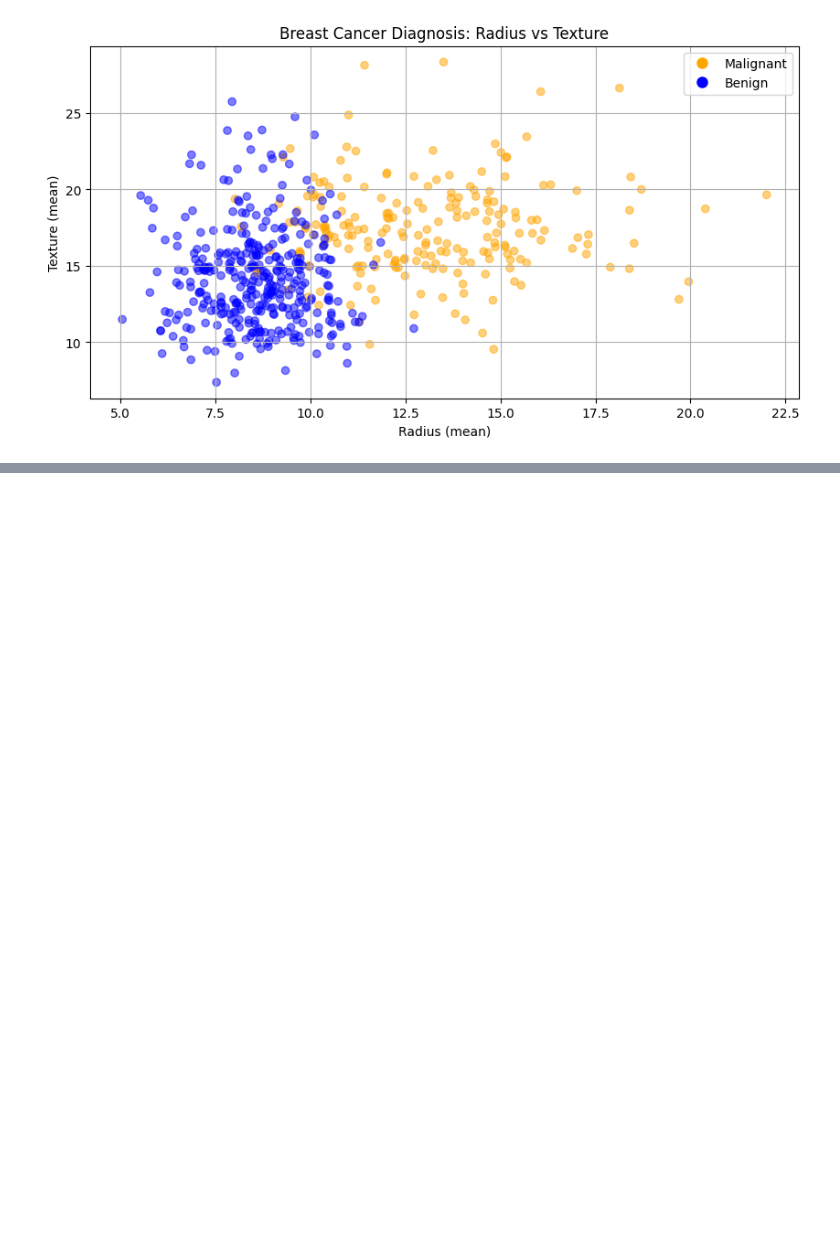
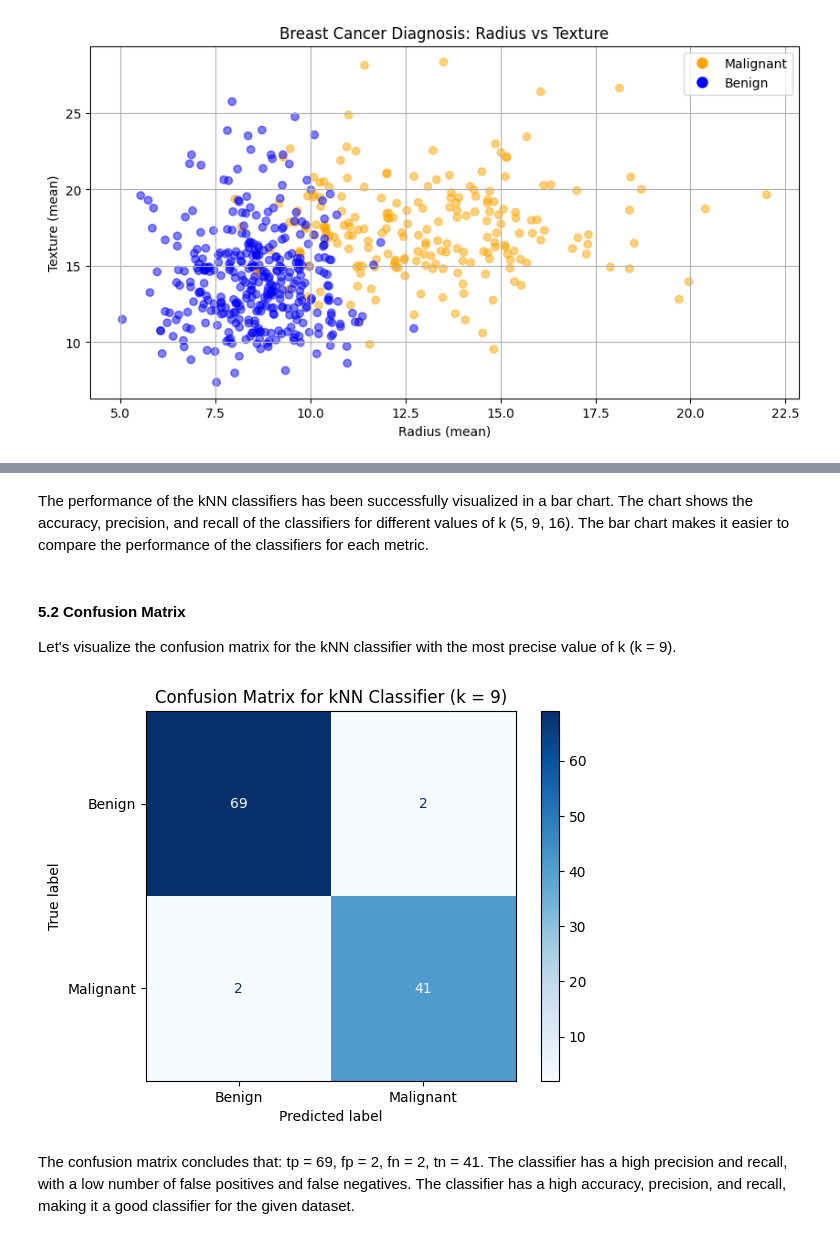
Before and after one commit to Group-6-Software-Development/Data-Handling-and-Machine-Learning, a Jupyter notebook: home_assignments/Task_2-kNN_Classifier.ipynb, the cells around one changed output, grey strips where cells are left out. Drawn from its saved outputs; the diff is of its cells as text; code cells hidden in the pictures; blank space fills up the shorter version.

```diff
--- a/home_assignments/Task_2-kNN_Classifier.ipynb
+++ b/home_assignments/Task_2-kNN_Classifier.ipynb
@@ -153,10 +177,13 @@ Now we will create the kNN classifier and train it on the training data.
 # %%
 from sklearn.metrics import accuracy_score, precision_score, recall_score
 
-knn = KNeighborsClassifier(n_neighbors=5)
-knn.fit(features_train, targets_train["Diagnosis"])
+# Create kNN classifiers
+knn_5 = KNeighborsClassifier(n_neighbors=5)
+knn_9 = KNeighborsClassifier(n_neighbors=9)
+knn_16 = KNeighborsClassifier(n_neighbors=16)
 
-targets_pred = knn.predict(features_test)
-accuracy_test = accuracy_score(targets_test["Diagnosis"], targets_pred)
-print(f"Accuracy: {accuracy_test * 100:.4f}%")
+# Train the classifiers
+knn_5.fit(features_train, targets_train["Diagnosis"])
+knn_9.fit(features_train, targets_train["Diagnosis"])
+knn_16.fit(features_train, targets_train["Diagnosis"])
 # %% [output]
@@ -181,0 +280,20 @@ Accuracy: 94.7368%
+# %% [markdown]
+The performance of the kNN classifiers has been successfully visualized in a bar chart. The chart shows the accuracy, precision, and recall of the classifiers for different values of k (5, 9, 16). The bar chart makes it easier to compare the performance of the classifiers for each metric.
+# %% [markdown]
+#### 5.2 Confusion Matrix
+
+Let's visualize the confusion matrix for the kNN classifier with the most precise value of k (k = 9).
+# %%
+from sklearn.metrics import confusion_matrix, ConfusionMatrixDisplay
+
+# Calculate the confusion matrix
+conf_matrix_9 = confusion_matrix(targets_test["Diagnosis"], predictions_9)
+
+cmd = ConfusionMatrixDisplay(conf_matrix_9, display_labels=['Benign', 'Malignant'])
+cmd.plot(cmap='Blues')
+plt.title("Confusion Matrix for kNN Classifier (k = 9)")
+plt.show()
+# %% [output]
+[figure, added]
+# %% [markdown]
+The confusion matrix concludes that: tp = 69, fp = 2, fn = 2, tn = 41. The classifier has a high precision and recall, with a low number of false positives and false negatives. The classifier has a high accuracy, precision, and recall, making it a good classifier for the given dataset.
```
Also changed, not shown: parts of 21 cells of this notebook.
